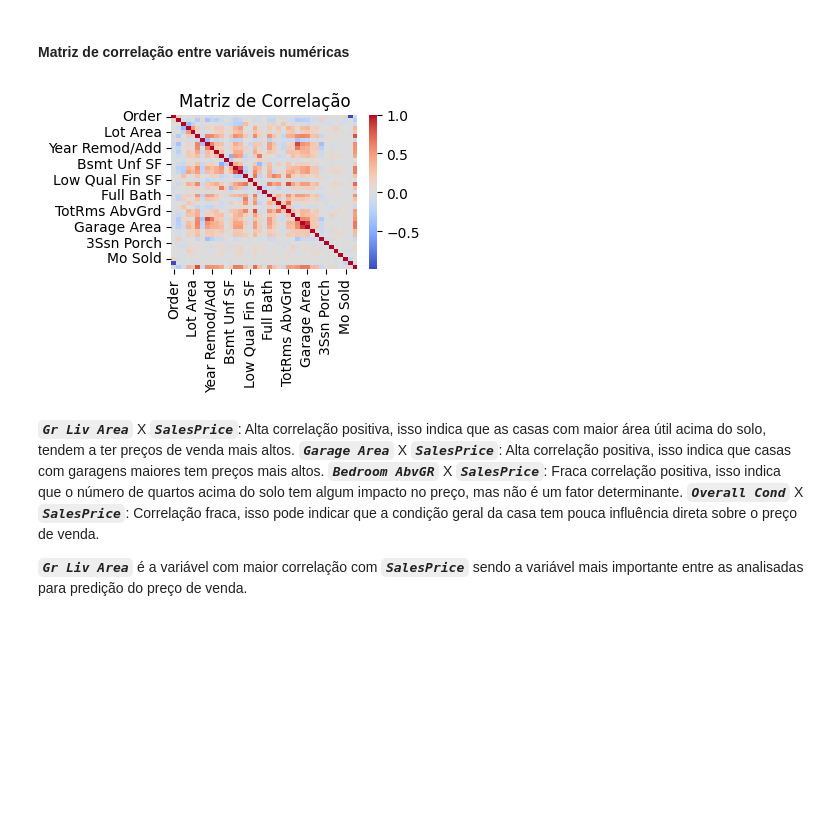
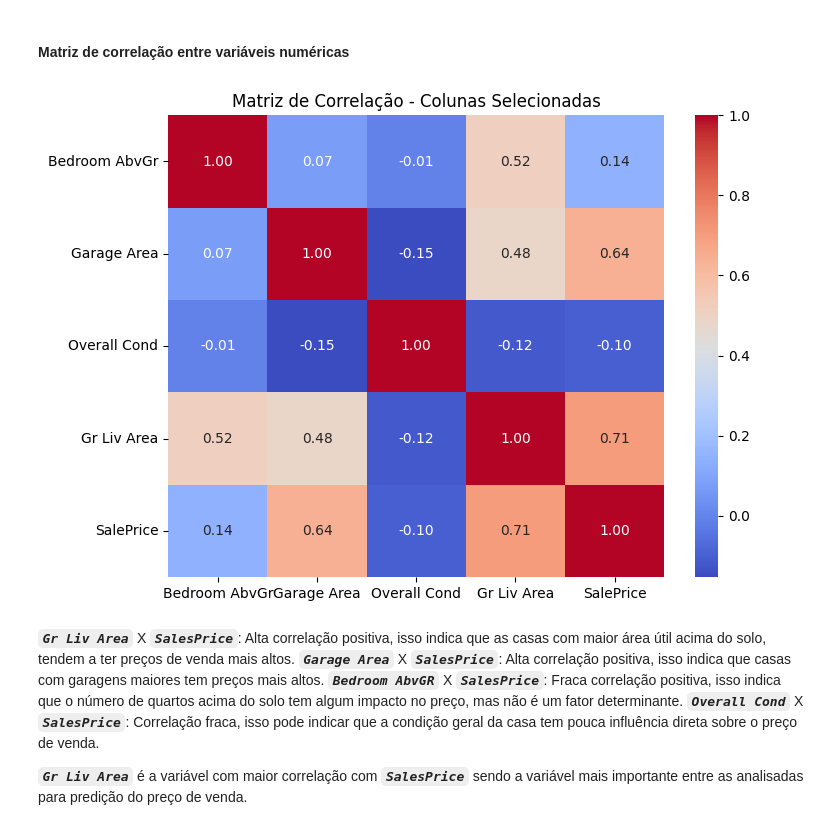
Before and after one commit to ebenezerandrade1/AEDI, a Jupyter notebook: Tarefa 4.ipynb, the cells around one changed output. Drawn from its saved outputs; the diff is of its cells as text; code cells hidden in the pictures; blank space fills up the shorter version.

Commit message:
Ajuste na matriz de correlação

```diff
--- a/Tarefa 4.ipynb
+++ b/Tarefa 4.ipynb
@@ -230,19 +226,19 @@ plt.show()
 # %% [markdown]
 #### Matriz de correlação entre variáveis numéricas
 # %%
-# Apenas as colunas numéricas
-numerical_cols = data.select_dtypes(include=['float64', 'int64'])
+# Definir as colunas selecionadas, incluindo a variável alvo
+selected_features = ['Bedroom AbvGr', 'Garage Area', 'Overall Cond', 'Gr Liv Area', 'SalePrice']
 
-# Calcular a matriz de correlação
-correlation_matrix = numerical_cols.corr()
+# Filtrar apenas as colunas selecionadas
+correlation_matrix = data[selected_features].corr()
 
 # Plotar a matriz de correlação
-plt.figure(figsize=(3, 2))
-sns.heatmap(correlation_matrix, annot=False, cmap="coolwarm")
-plt.title("Matriz de Correlação")
+plt.figure(figsize=(8, 6))
+sns.heatmap(correlation_matrix, annot=True, cmap="coolwarm", fmt=".2f", cbar=True)
+plt.title("Matriz de Correlação - Colunas Selecionadas")
 plt.show()
 # %% [output]
-[figure, old version]
+[figure, new version]
 # %% [markdown]
 ***`Gr Liv Area`*** X ***`SalesPrice`***: Alta correlação positiva, isso indica que as casas com maior área útil acima do solo, tendem a ter preços de venda mais altos.
 ***`Garage Area`*** X ***`SalesPrice`***: Alta correlação positiva, isso indica que casas com garagens maiores tem preços mais altos.
```
Also changed, not shown: parts of 1 cell of this notebook.
